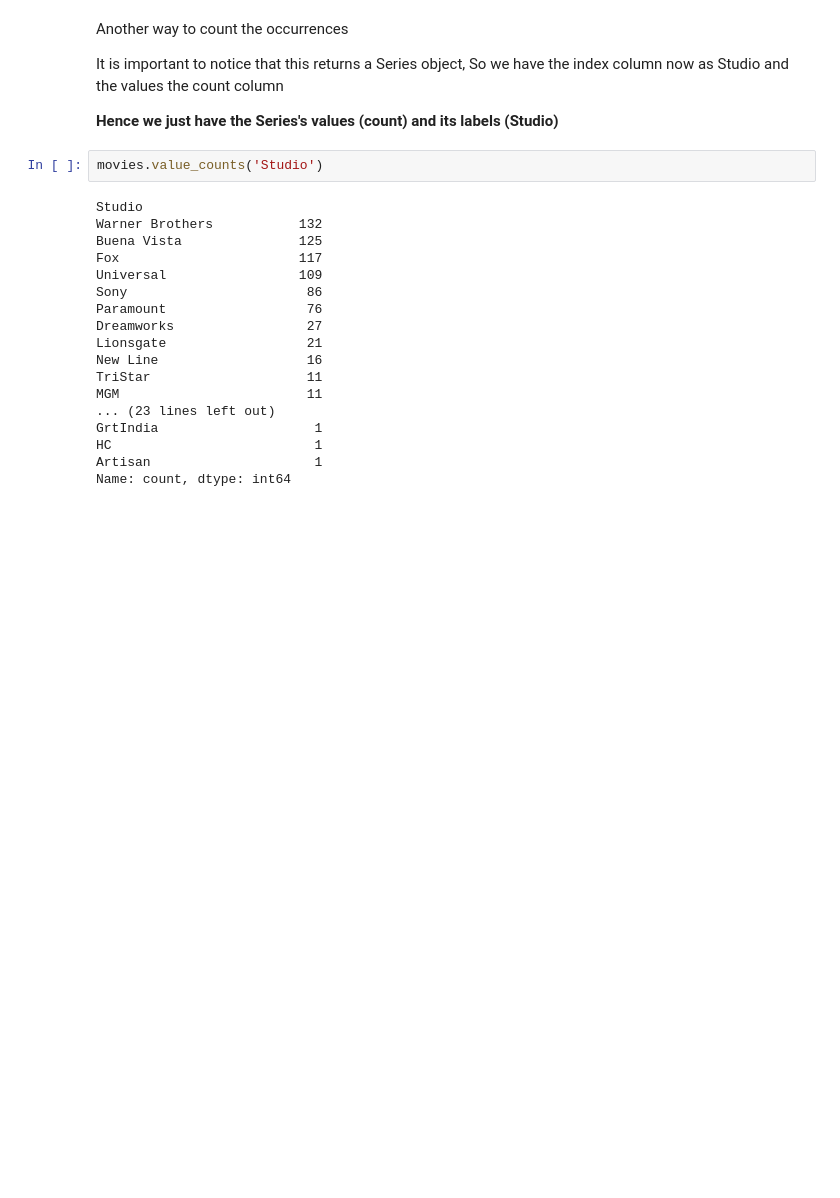
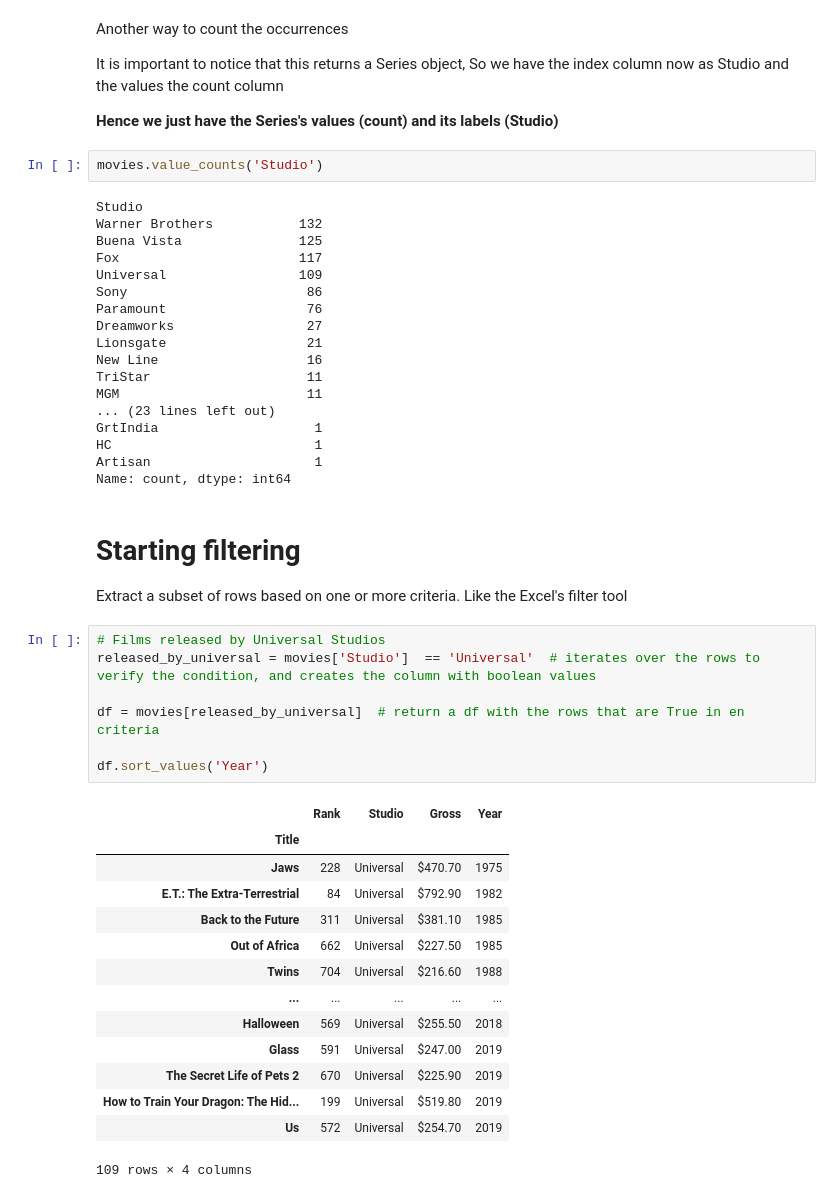
Before and after one commit to Diego195200/data_analysis, a Jupyter notebook: Pandas in action book/Part1.ipynb, the cells around one changed output. Drawn from its saved outputs; the diff is of its cells as text; blank space fills up the shorter version.

```diff
--- a/Pandas in action book/Part1.ipynb
+++ b/Pandas in action book/Part1.ipynb
@@ -277,3 +291,29 @@ GrtIndia                    1
 HC                          1
 Artisan                     1
 Name: count, dtype: int64
+# %% [markdown]
+# Starting filtering
+
+Extract a subset of rows based on one or more criteria. Like the Excel's filter tool
+# %%
+# Films released by Universal Studios
+released_by_universal = movies['Studio']  == 'Universal'  # iterates over the rows to verify the condition, and creates the column with boolean values
+
+df = movies[released_by_universal]  # return a df with the rows that are True in en criteria
+
+df.sort_values('Year')
+# %% [output]
+|  | Rank | Studio | Gross | Year |
+| Title |  |  |  |  |
+| Jaws | 228 | Universal | $470.70 | 1975 |
+| E.T.: The Extra-Terrestrial | 84 | Universal | $792.90 | 1982 |
+| Back to the Future | 311 | Universal | $381.10 | 1985 |
+| Out of Africa | 662 | Universal | $227.50 | 1985 |
+| Twins | 704 | Universal | $216.60 | 1988 |
+| ... | ... | ... | ... | ... |
+| Halloween | 569 | Universal | $255.50 | 2018 |
+| Glass | 591 | Universal | $247.00 | 2019 |
+| The Secret Life of Pets 2 | 670 | Universal | $225.90 | 2019 |
+| How to Train Your Dragon: The Hid... | 199 | Universal | $519.80 | 2019 |
+| Us | 572 | Universal | $254.70 | 2019 |
+109 rows × 4 columns
```
Also changed, not shown: parts of 25 cells of this notebook, 2 other files.
